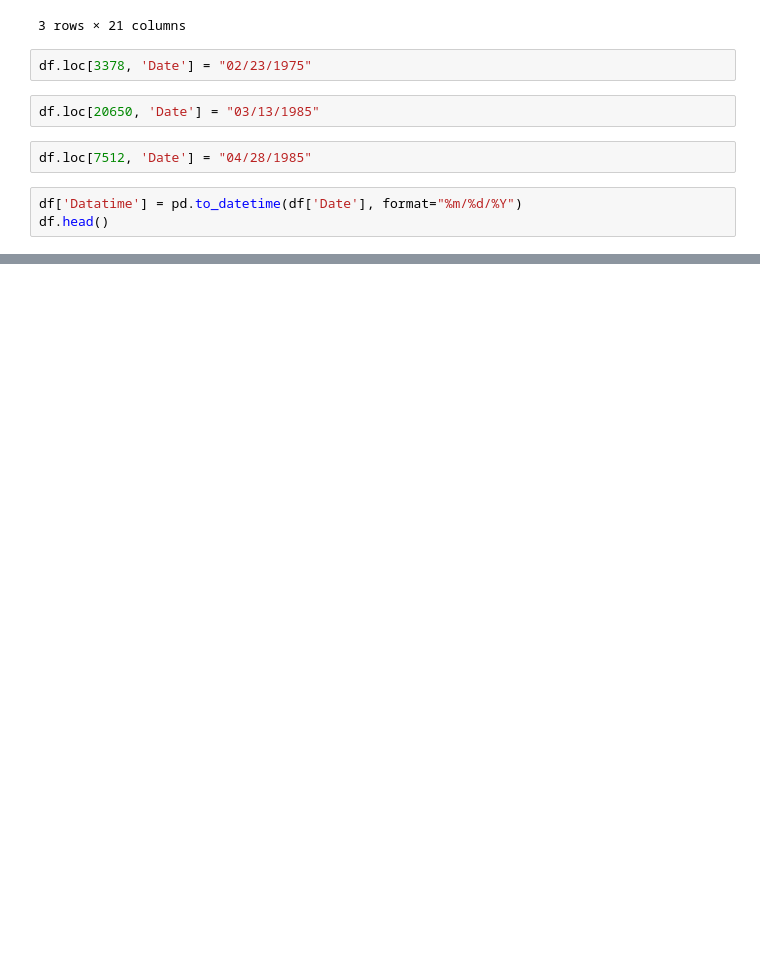
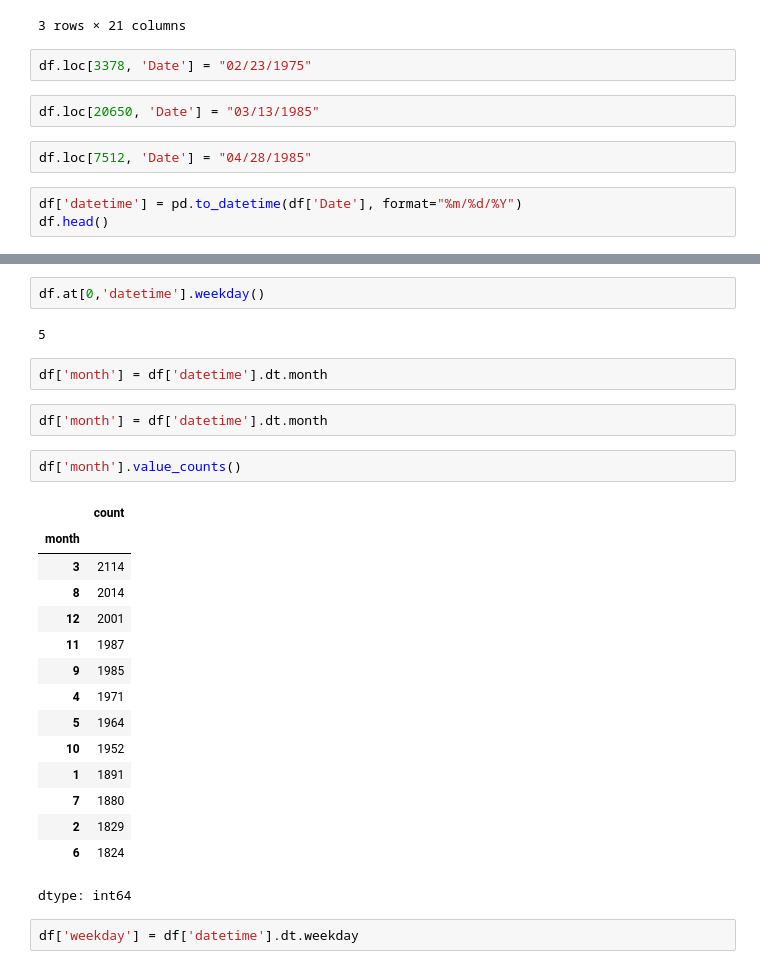
Before and after one commit to Xusanman/data-science-ai, a Jupyter notebook: kaggle_datetime.ipynb, the cells around one changed output, grey strips where cells are left out. Saved outputs shown, nothing was run; the diff lists cells and outputs as text; blank space fills up the shorter version.

Commit message:
Kaggle. Datetime

```diff
--- a/kaggle_datetime.ipynb
+++ b/kaggle_datetime.ipynb
@@ -62,7 +62,7 @@ df.loc[20650, 'Date'] = "03/13/1985"
 # %%
 df.loc[7512, 'Date'] = "04/28/1985"
 # %%
-df['Datatime'] = pd.to_datetime(df['Date'], format="%m/%d/%Y")
+df['datetime'] = pd.to_datetime(df['Date'], format="%m/%d/%Y")
 df.head()
 # %% [output]
 |  | Date | Time | Latitude | Longitude | Type | Depth | Depth Error | Depth Seismic Stations | Magnitude | ... |
@@ -74,0 +75,28 @@ df.head()
+# %%
+df.at[0,'datetime'].weekday()
+# %% [output]
+5
+# %%
+df['month'] = df['datetime'].dt.month
+# %%
+df['month'] = df['datetime'].dt.month
+# %%
+df['month'].value_counts()
+# %% [output]
+|  | count |
+| month |  |
+| 3 | 2114 |
+| 8 | 2014 |
+| 12 | 2001 |
+| 11 | 1987 |
+| 9 | 1985 |
+| 4 | 1971 |
+| 5 | 1964 |
+| 10 | 1952 |
+| 1 | 1891 |
+| 7 | 1880 |
+| 2 | 1829 |
+| 6 | 1824 |
+dtype: int64
+# %%
+df['weekday'] = df['datetime'].dt.weekday
```
Also changed, not shown: parts of 8 cells of this notebook.
